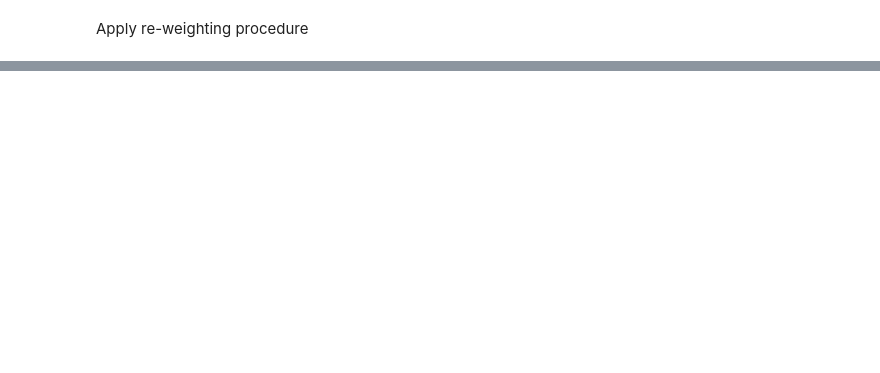
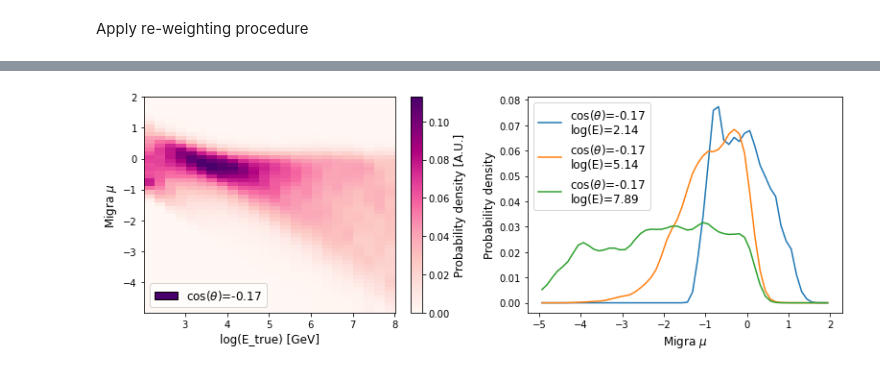
Before and after one commit to KM3NeT/km3irf, a Jupyter notebook: use_cases/Use_case_1.ipynb, the cells around one changed output, grey strips where cells are left out. Saved outputs shown, nothing was run; the diff lists cells and outputs as text; code cells hidden in the pictures; blank space fills up the shorter version.

```diff
--- a/use_cases/Use_case_1.ipynb
+++ b/use_cases/Use_case_1.ipynb
@@ -62,0 +103,6 @@ Check the output file `psf.fits` with `gammapy`:
+# %%
+# plot default edisp.fits
+edisp = utils.DrawEdisp()
+edisp.peek()
+# %% [output]
+[figure, added]
```
Also changed, not shown: parts of 41 cells of this notebook, 15 other files.
